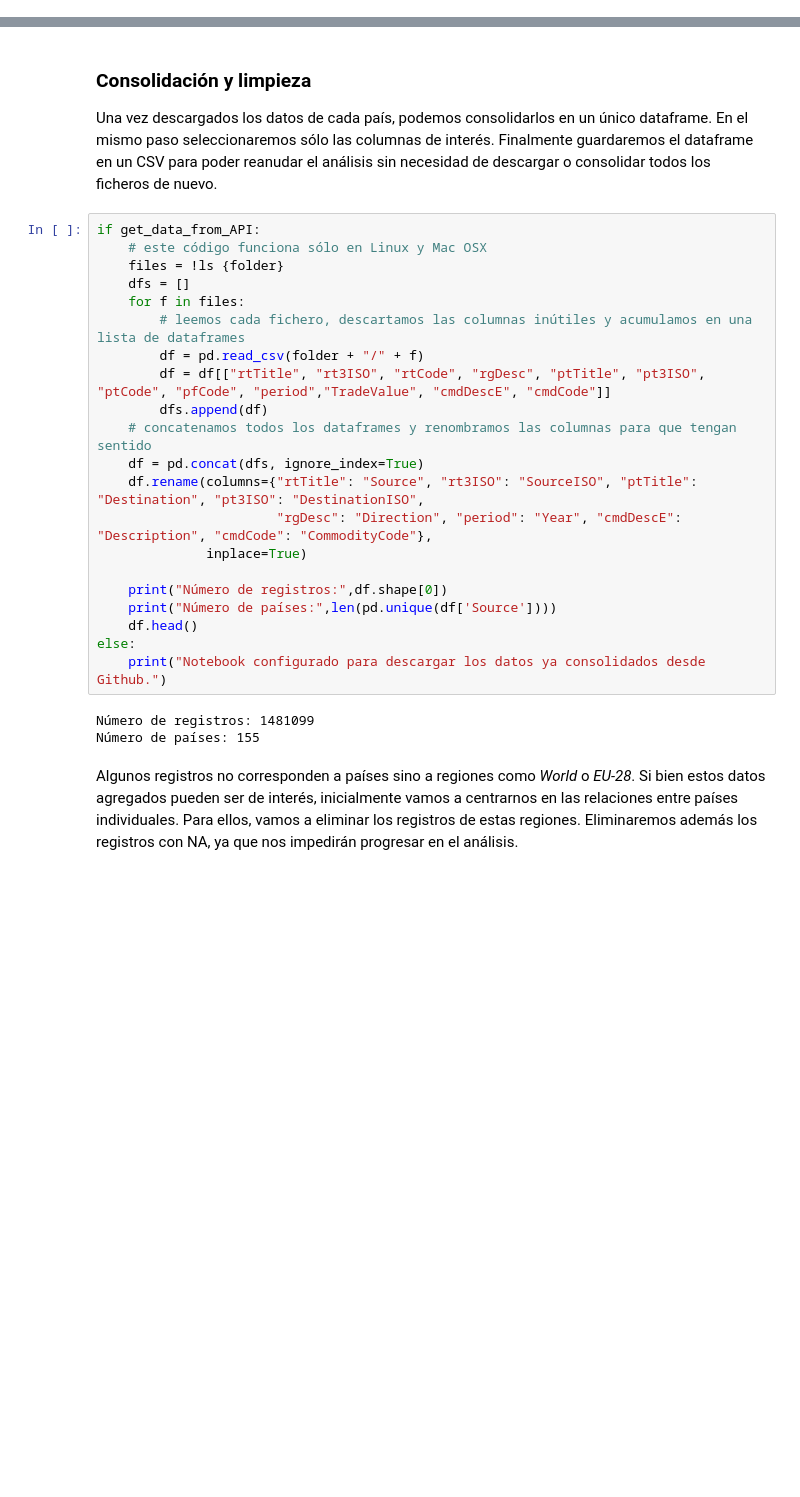
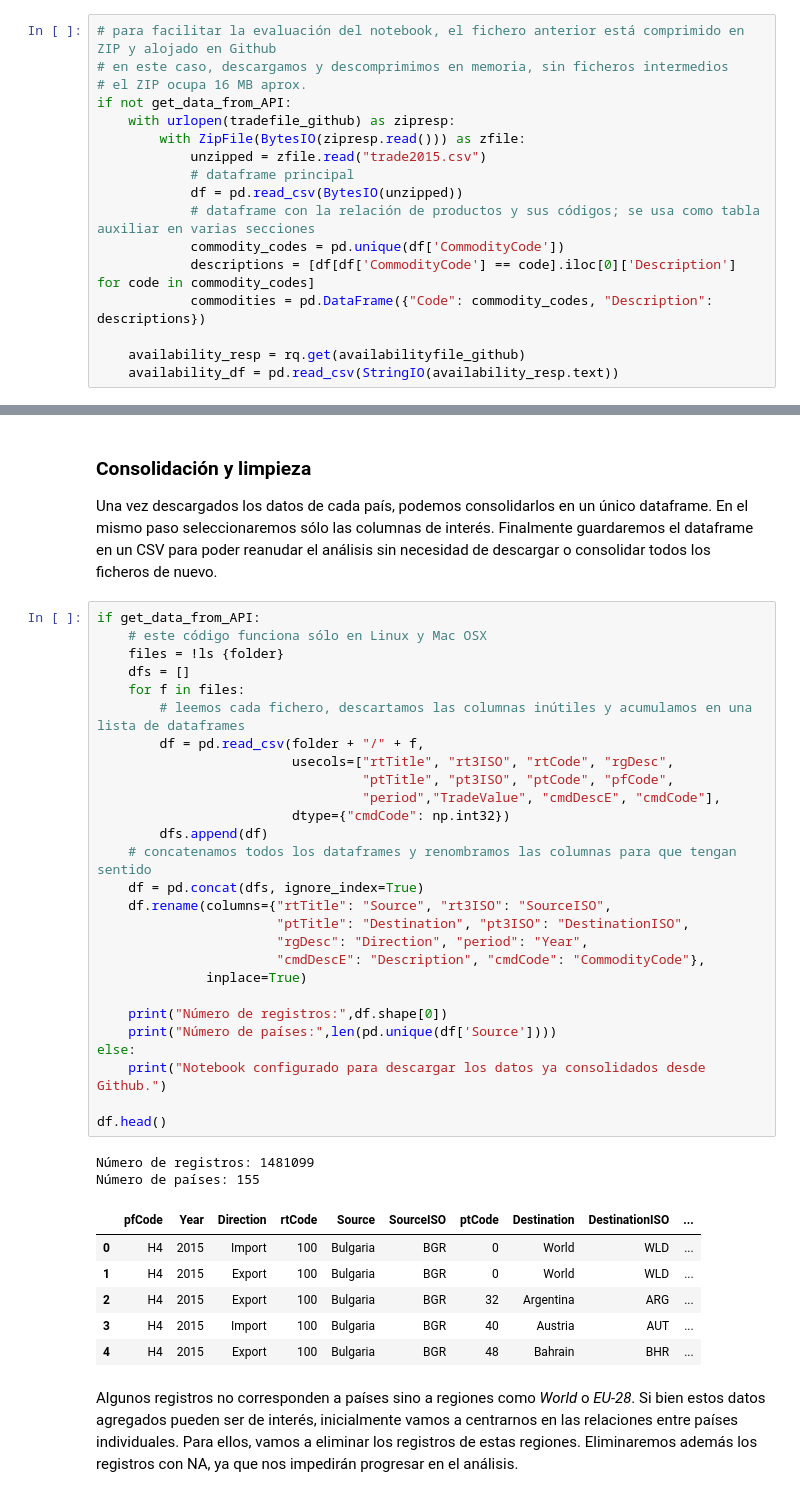
Before and after one commit to srayuso/dsuah-comtrade, a Jupyter notebook: Python-PEC1.ipynb, the cells around one changed output, grey strips where cells are left out. Saved outputs shown, nothing was run; the diff lists cells and outputs as text; blank space fills up the shorter version.

```diff
--- a/Python-PEC1.ipynb
+++ b/Python-PEC1.ipynb
@@ -95,0 +99,17 @@ Seaborn version: 0.8.0
+# %%
+# para facilitar la evaluación del notebook, el fichero anterior está comprimido en ZIP y alojado en Github
+# en este caso, descargamos y descomprimimos en memoria, sin ficheros intermedios
+# el ZIP ocupa 16 MB aprox.
+if not get_data_from_API:
+    with urlopen(tradefile_github) as zipresp:
+        with ZipFile(BytesIO(zipresp.read())) as zfile:
+            unzipped = zfile.read("trade2015.csv")
+            # dataframe principal
+            df = pd.read_csv(BytesIO(unzipped))
+            # dataframe con la relación de productos y sus códigos; se usa como tabla auxiliar en varias secciones
+            commodity_codes = pd.unique(df['CommodityCode'])
+            descriptions = [df[df['CommodityCode'] == code].iloc[0]['Description']  for code in commodity_codes]
+            commodities = pd.DataFrame({"Code": commodity_codes, "Description": descriptions})
+
+    availability_resp = rq.get(availabilityfile_github)
+    availability_df = pd.read_csv(StringIO(availability_resp.text))
@@ -252,27 +288,39 @@ Una vez descargados los datos de cada país, podemos consolidarlos en un único
 # %%
 if get_data_from_API:
     # este código funciona sólo en Linux y Mac OSX
     files = !ls {folder}
     dfs = []
     for f in files:
         # leemos cada fichero, descartamos las columnas inútiles y acumulamos en una lista de dataframes
-        df = pd.read_csv(folder + "/" + f)
-        df = df[["rtTitle", "rt3ISO", "rtCode", "rgDesc", "ptTitle", "pt3ISO", "ptCode", "pfCode", "period","TradeValue", "cmdDescE", "cmdCode"]]
+        df = pd.read_csv(folder + "/" + f,
+                         usecols=["rtTitle", "rt3ISO", "rtCode", "rgDesc",
+                                  "ptTitle", "pt3ISO", "ptCode", "pfCode",
+                                  "period","TradeValue", "cmdDescE", "cmdCode"],
+                         dtype={"cmdCode": np.int32})
         dfs.append(df)
     # concatenamos todos los dataframes y renombramos las columnas para que tengan sentido
     df = pd.concat(dfs, ignore_index=True)
-    df.rename(columns={"rtTitle": "Source", "rt3ISO": "SourceISO", "ptTitle": "Destination", "pt3ISO": "DestinationISO",
-                       "rgDesc": "Direction", "period": "Year", "cmdDescE": "Description", "cmdCode": "CommodityCode"},
+    df.rename(columns={"rtTitle": "Source", "rt3ISO": "SourceISO",
+                       "ptTitle": "Destination", "pt3ISO": "DestinationISO",
+                       "rgDesc": "Direction", "period": "Year",
+                       "cmdDescE": "Description", "cmdCode": "CommodityCode"},
               inplace=True)
 
     print("Número de registros:",df.shape[0])
     print("Número de países:",len(pd.unique(df['Source'])))
-    df.head()
 else:
     print("Notebook configurado para descargar los datos ya consolidados desde Github.")
+
+df.head()
 # %% [output]
 Número de registros: 1481099
 Número de países: 155
+|  | pfCode | Year | Direction | rtCode | Source | SourceISO | ptCode | Destination | DestinationISO | ... |
+| 0 | H4 | 2015 | Import | 100 | Bulgaria | BGR | 0 | World | WLD | ... |
+| 1 | H4 | 2015 | Export | 100 | Bulgaria | BGR | 0 | World | WLD | ... |
+| 2 | H4 | 2015 | Export | 100 | Bulgaria | BGR | 32 | Argentina | ARG | ... |
+| 3 | H4 | 2015 | Import | 100 | Bulgaria | BGR | 40 | Austria | AUT | ... |
+| 4 | H4 | 2015 | Export | 100 | Bulgaria | BGR | 48 | Bahrain | BHR | ... |
 # %% [markdown]
 Algunos registros no corresponden a países sino a regiones como *World* o *EU-28*. Si bien estos datos agregados pueden ser de interés, inicialmente vamos a centrarnos en las relaciones entre países individuales. Para ellos, vamos a eliminar los registros de estas regiones. Eliminaremos además los registros con NA, ya que nos impedirán progresar en el análisis.
 # %%
```
Also changed, not shown: parts of 21 cells of this notebook, 2 other files.
